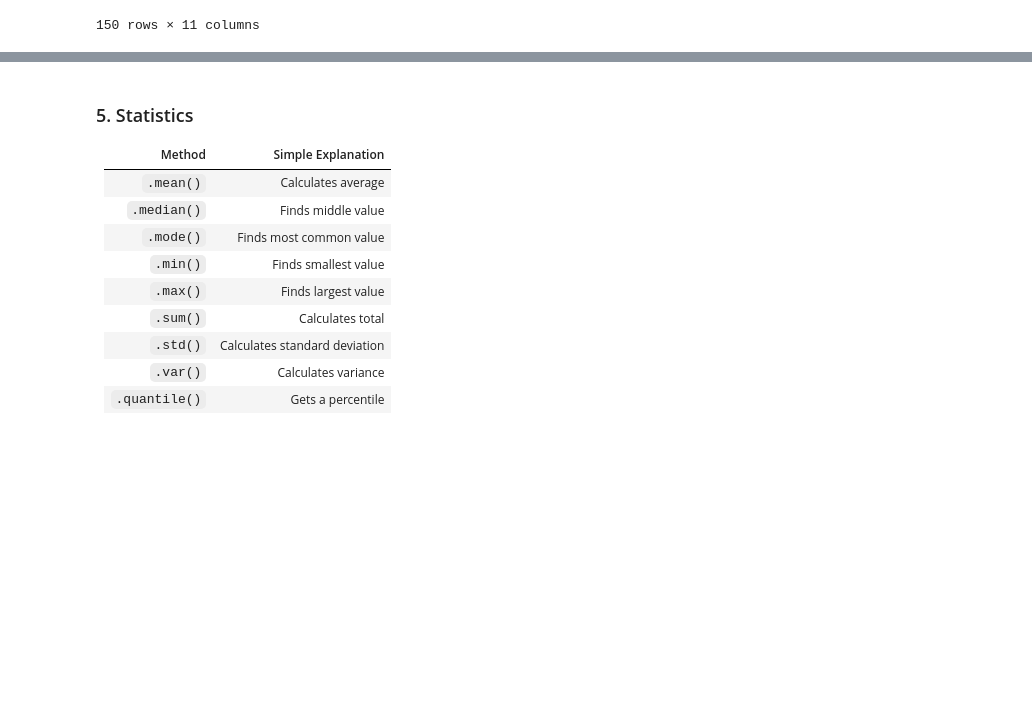
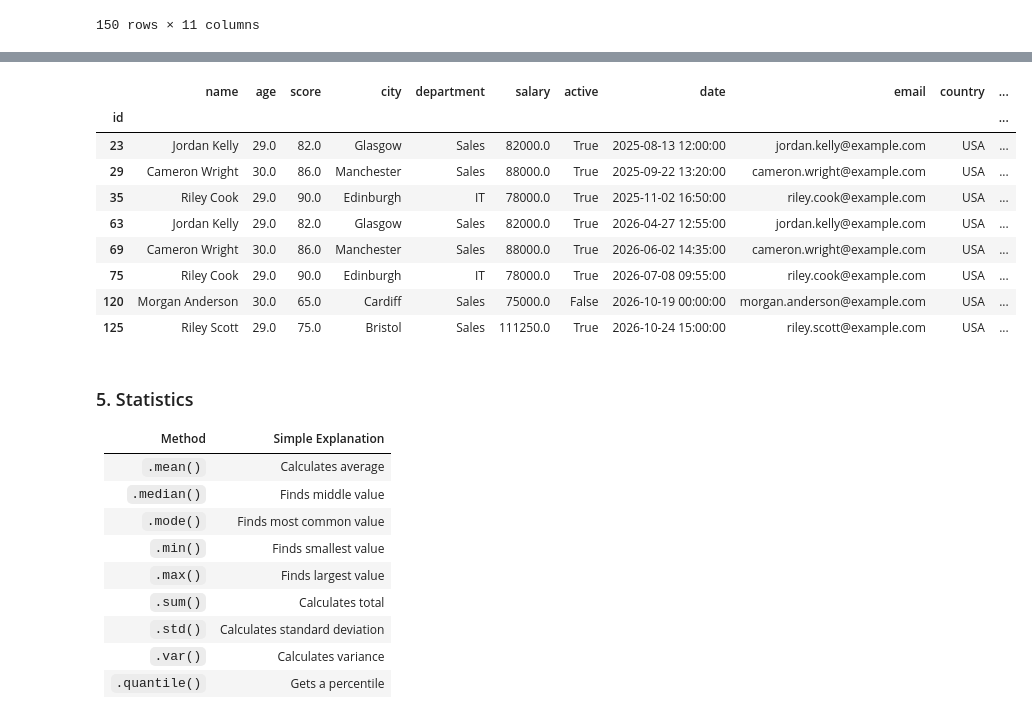
Before and after one commit to zaibgray/pandas, a Jupyter notebook: pandas.ipynb, the cells around one changed output, grey strips where cells are left out. Cells and saved outputs as stored; diff of their text form; code cells hidden in the pictures; blank space fills up the shorter version.

```diff
--- a/pandas.ipynb
+++ b/pandas.ipynb
@@ -2081,3 +2120,16 @@ employees
+# %%
+employees[employees["age"].between(29, 30)]
+# %% [output]
+|  | name | age | score | city | department | salary | active | date | email | country | ... |
+| id |  |  |  |  |  |  |  |  |  |  | ... |
+| 23 | Jordan Kelly | 29.0 | 82.0 | Glasgow | Sales | 82000.0 | True | 2025-08-13 12:00:00 | jordan.kelly@example.com | USA | ... |
+| 29 | Cameron Wright | 30.0 | 86.0 | Manchester | Sales | 88000.0 | True | 2025-09-22 13:20:00 | cameron.wright@example.com | USA | ... |
+| 35 | Riley Cook | 29.0 | 90.0 | Edinburgh | IT | 78000.0 | True | 2025-11-02 16:50:00 | riley.cook@example.com | USA | ... |
+| 63 | Jordan Kelly | 29.0 | 82.0 | Glasgow | Sales | 82000.0 | True | 2026-04-27 12:55:00 | jordan.kelly@example.com | USA | ... |
+| 69 | Cameron Wright | 30.0 | 86.0 | Manchester | Sales | 88000.0 | True | 2026-06-02 14:35:00 | cameron.wright@example.com | USA | ... |
+| 75 | Riley Cook | 29.0 | 90.0 | Edinburgh | IT | 78000.0 | True | 2026-07-08 09:55:00 | riley.cook@example.com | USA | ... |
+| 120 | Morgan Anderson | 30.0 | 65.0 | Cardiff | Sales | 75000.0 | False | 2026-10-19 00:00:00 | morgan.anderson@example.com | USA | ... |
+| 125 | Riley Scott | 29.0 | 75.0 | Bristol | Sales | 111250.0 | True | 2026-10-24 15:00:00 | riley.scott@example.com | USA | ... |
 # %% [markdown]
 ### 5. Statistics
 
```
Also changed, not shown: parts of 2 cells of this notebook.
